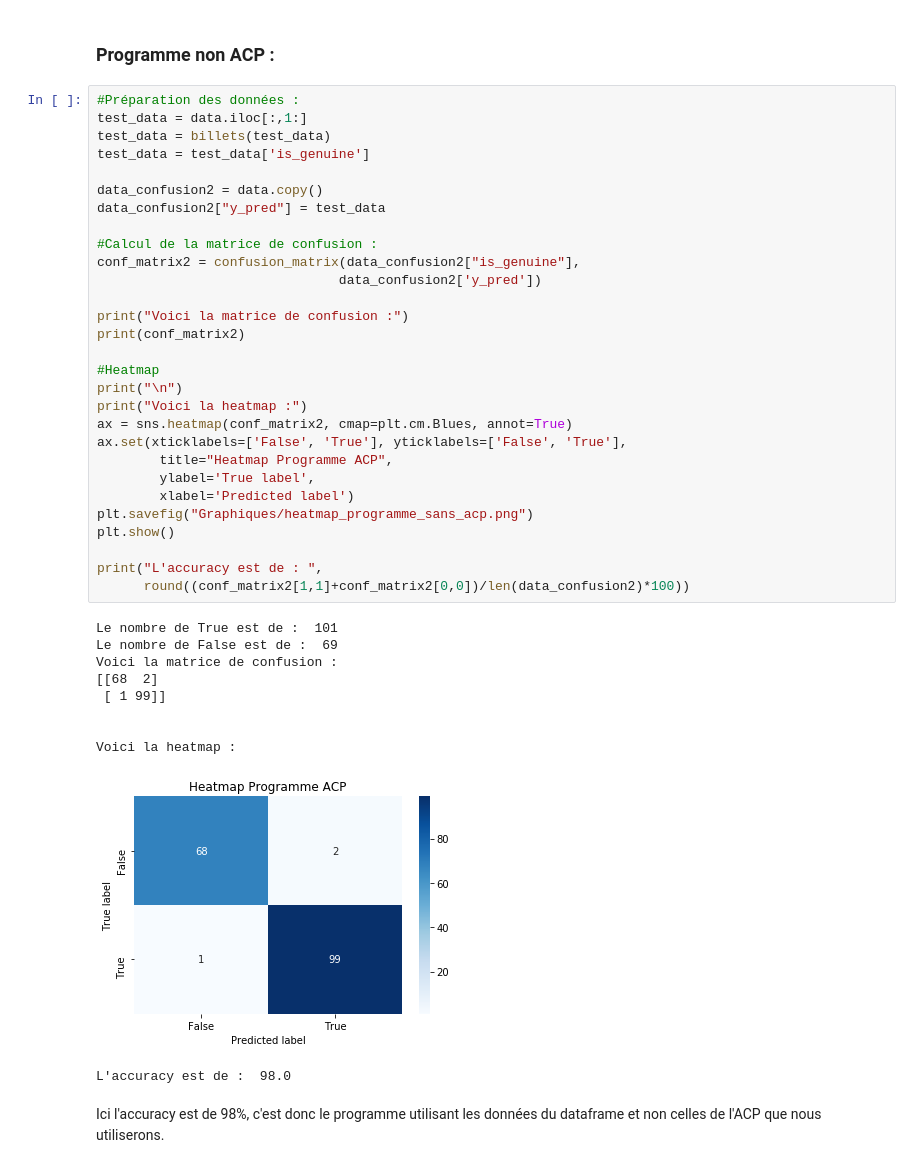
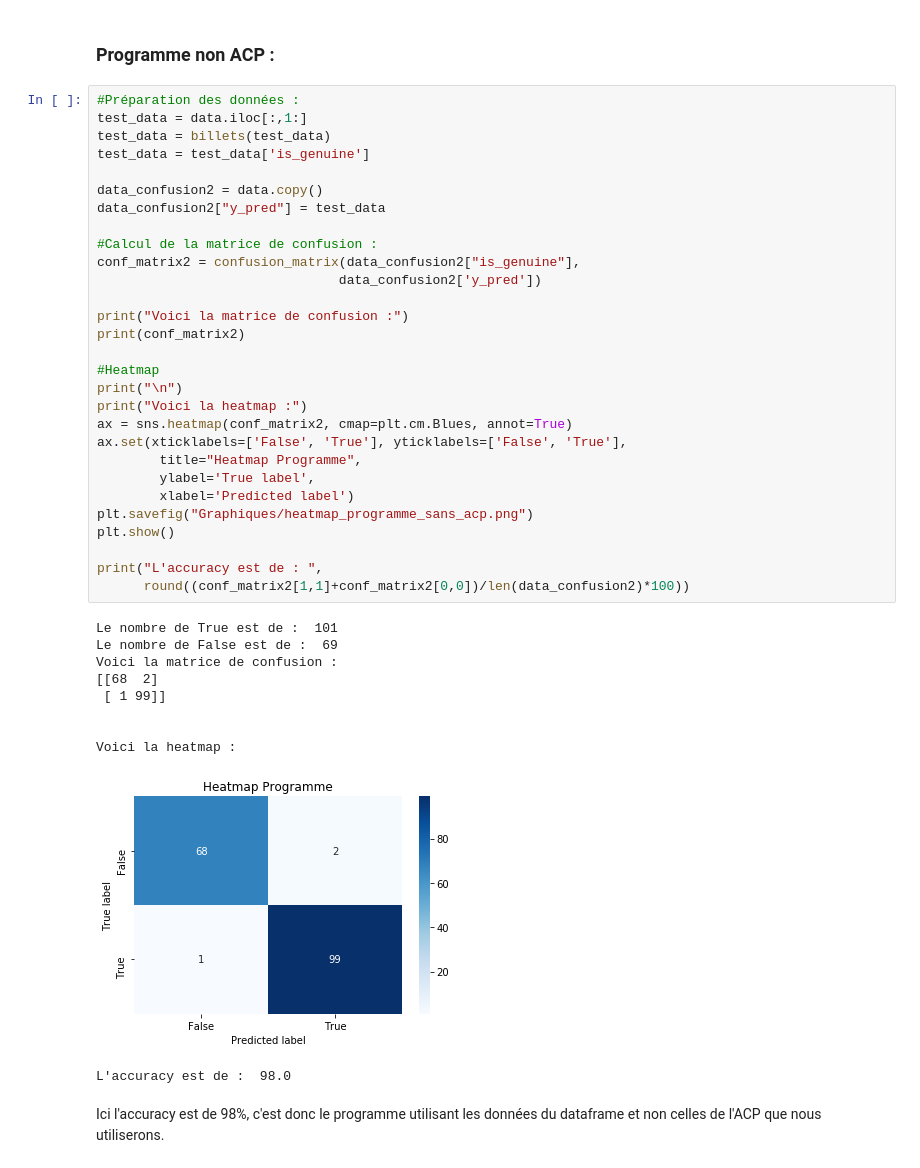
Before and after one commit to Julien-paulet/Projet_6, a Jupyter notebook: Detectez_des_faux_billets.ipynb, the cells around one changed output. Drawn from its saved outputs; the diff is of its cells as text.

```diff
--- a/Detectez_des_faux_billets.ipynb
+++ b/Detectez_des_faux_billets.ipynb
@@ -705,35 +717,35 @@ data_confusion2 = data.copy()
 data_confusion2["y_pred"] = test_data
 
 #Calcul de la matrice de confusion :
 conf_matrix2 = confusion_matrix(data_confusion2["is_genuine"],
                                data_confusion2['y_pred'])
 
 print("Voici la matrice de confusion :")
 print(conf_matrix2)
 
 #Heatmap
 print("\n")
 print("Voici la heatmap :")
 ax = sns.heatmap(conf_matrix2, cmap=plt.cm.Blues, annot=True)
 ax.set(xticklabels=['False', 'True'], yticklabels=['False', 'True'],
-        title="Heatmap Programme ACP",
+        title="Heatmap Programme",
         ylabel='True label',
         xlabel='Predicted label')
 plt.savefig("Graphiques/heatmap_programme_sans_acp.png")
 plt.show()
 
 print("L'accuracy est de : ",
       round((conf_matrix2[1,1]+conf_matrix2[0,0])/len(data_confusion2)*100))
 # %% [output]
 Le nombre de True est de :  101
 Le nombre de False est de :  69
 Voici la matrice de confusion :
 [[68  2]
  [ 1 99]]
 
 
 Voici la heatmap :
-[figure, old version]
+[figure, new version]
 L'accuracy est de :  98.0
 # %% [markdown]
 <p> Ici l'accuracy est de 98%, c'est donc le programme utilisant les données du dataframe et non celles de l'ACP que nous utiliserons. </p>
```
Also changed, not shown: parts of 3 cells of this notebook, 3 other files.
